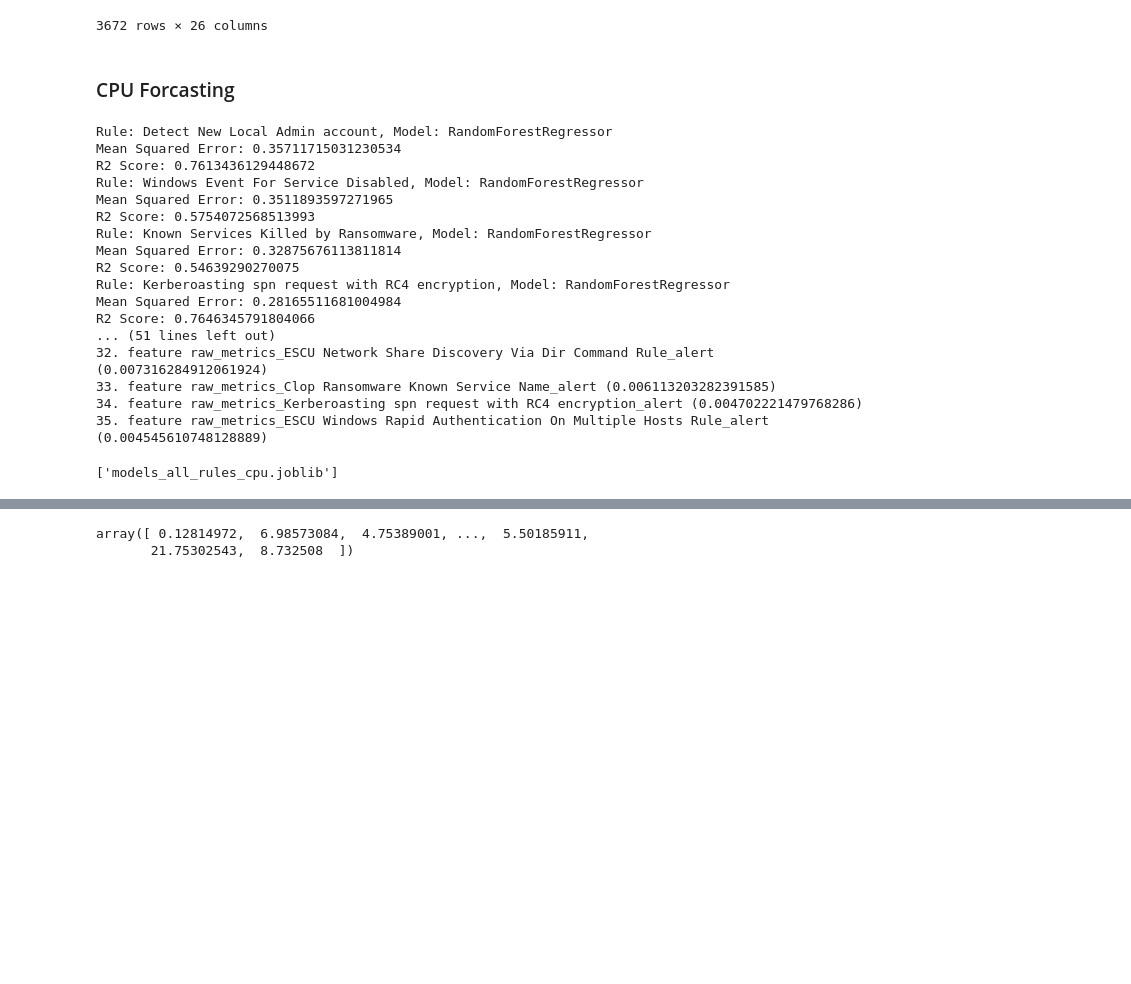
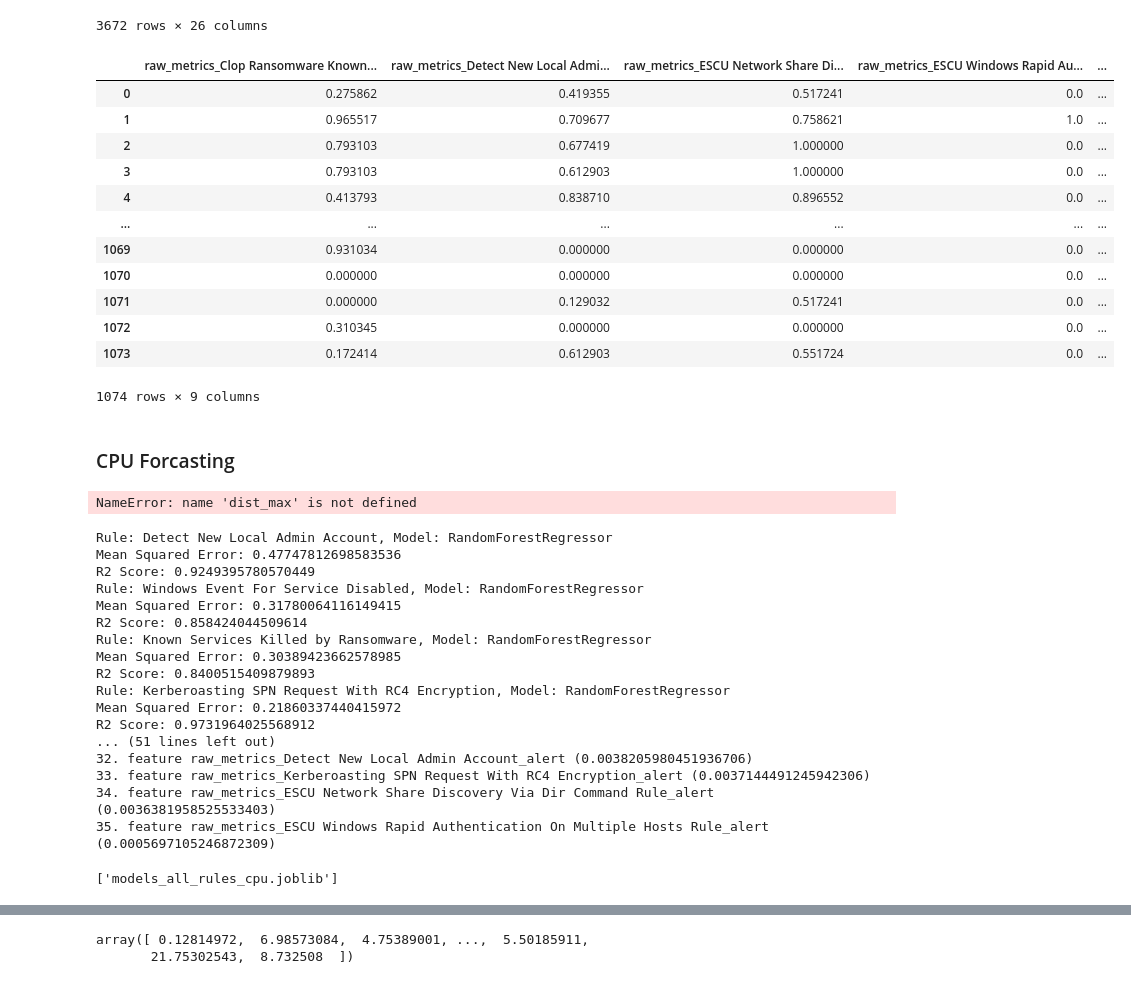
Before and after one commit to sapirani/GreenSecurityMeasurementAndOptimizationFramework, a Jupyter notebook: SplunkResearch/src/cpu_prediction_nb.ipynb, the cells around one changed output, grey strips where cells are left out. Saved outputs shown, nothing was run; the diff lists cells and outputs as text; code cells hidden in the pictures; blank space fills up the shorter version.

```diff
--- a/SplunkResearch/src/cpu_prediction_nb.ipynb
+++ b/SplunkResearch/src/cpu_prediction_nb.ipynb
@@ -22,4 +22,4 @@ section_logtypes = {'Detect New Local Admin account': [('wineventlog:security',
                     'ESCU Windows Rapid Authentication On Multiple Hosts Rule': [('wineventlog:security', '4624')]}
 # %%
 fake_df = pd.read_csv('/home/shouei/GreenSecurity-FirstExperiment/SplunkResearch/resources/all_data.csv')
-real_df = pd.read_csv('/home/shouei/GreenSecurity-FirstExperiment/SplunkResearch/resources/all_baseline_data.csv')
+# real_df = pd.read_csv('/home/shouei/GreenSecurity-FirstExperiment/SplunkResearch/resources/all_baseline_data.csv')
@@ -35,4 +31,4 @@ NameError: name 'real_df' is not defined
 # %%
 # ommit the prefix ac_fake_distribution and ac_real_distribution from the column names
 fake_df.columns = [col.replace('ac_fake_distribution_', '') for col in fake_df.columns]
-real_df.columns = [col.replace('ac_real_distribution_', '') for col in real_df.columns]
+# real_df.columns = [col.replace('ac_real_distribution_', '') for col in real_df.columns]
@@ -201,8 +154,29 @@ X_distribution
 | 3670 | 0.113247 | 0.027745 | 0.041211 | 0.047580 | ... |
 | 3671 | 0.110346 | 0.027745 | 0.040691 | 0.047542 | ... |
 3672 rows × 26 columns
+# %%
+X_alerts = X_alerts.apply(lambda x: (x - x.min()) / (x.max() - x.min()), axis=0)
+X_alerts
+# %% [output]
+|  | raw_metrics_Clop Ransomware Known... | raw_metrics_Detect New Local Admi... | raw_metrics_ESCU Network Share Di... | raw_metrics_ESCU Windows Rapid Au... | ... |
+| 0 | 0.275862 | 0.419355 | 0.517241 | 0.0 | ... |
+| 1 | 0.965517 | 0.709677 | 0.758621 | 1.0 | ... |
+| 2 | 0.793103 | 0.677419 | 1.000000 | 0.0 | ... |
+| 3 | 0.793103 | 0.612903 | 1.000000 | 0.0 | ... |
+| 4 | 0.413793 | 0.838710 | 0.896552 | 0.0 | ... |
+| ... | ... | ... | ... | ... | ... |
+| 1069 | 0.931034 | 0.000000 | 0.000000 | 0.0 | ... |
+| 1070 | 0.000000 | 0.000000 | 0.000000 | 0.0 | ... |
+| 1071 | 0.000000 | 0.129032 | 0.517241 | 0.0 | ... |
+| 1072 | 0.310345 | 0.000000 | 0.000000 | 0.0 | ... |
+| 1073 | 0.172414 | 0.612903 | 0.551724 | 0.0 | ... |
+1074 rows × 9 columns
 # %% [markdown]
 ### CPU Forcasting
+# %%
+dist_max
+# %% [output]
+NameError: name 'dist_max' is not defined
 # %%
 # for rule in section_logtypes:
 #     for logtype, eventid in section_logtypes[rule]:
@@ -256,7 +230,7 @@ for rule in section_logtypes:
             regr.fit(X_train, y_train)
             # save model
             # joblib.dump(regr, f'model_all.joblib', protocol=4)
-            # joblib.dump(regr, f'model_{rule}.joblib', protocol=4)
+            joblib.dump(regr, f'cpu_model_{rule}.joblib', protocol=4)
             y_pred = regr.predict(X_test)
             # clip negative values
             # y_pred = np.clip(y_pred, 0, None)
@@ -273,7 +247,7 @@ for rule in section_logtypes:
 
 #all model
 X_alerts = df.iloc[:, df.columns.str.contains("alert")]
-
+X_alerts = X_alerts.apply(lambda x: (x - x.min()) / (x.max() - x.min()), axis=0)
 # Y = X_alerts
 Y = df.loc[:, df.columns.str.contains("cpu")]
 Y = Y.sum(axis=1)
@@ -281,7 +255,7 @@ Y = Y.sum(axis=1)
 X = pd.concat([X_distribution, X_alerts], axis=1)
 
 X_train, X_test, y_train, y_test = train_test_split(X, Y, test_size=0.2, random_state=42)
-regr = RandomForestRegressor(n_estimators=50, random_state=42)
+regr = RandomForestRegressor(n_estimators=100, random_state=42)
 # regr = MLPRegressor()
 regr.fit(X_train, y_train)
 y_pred = regr.predict(X_test)
@@ -300,21 +274,21 @@ models[f"All_RandomForestRegressor"] = regr
 # dump all model
 joblib.dump(models[f"All_RandomForestRegressor"], f'models_all_rules_cpu.joblib', protocol=4)
 # %% [output]
-Rule: Detect New Local Admin account, Model: RandomForestRegressor
-Mean Squared Error: 0.35711715031230534
-R2 Score: 0.7613436129448672
+Rule: Detect New Local Admin Account, Model: RandomForestRegressor
+Mean Squared Error: 0.47747812698583536
+R2 Score: 0.9249395780570449
 Rule: Windows Event For Service Disabled, Model: RandomForestRegressor
-Mean Squared Error: 0.3511893597271965
-R2 Score: 0.5754072568513993
+Mean Squared Error: 0.31780064116149415
+R2 Score: 0.858424044509614
 Rule: Known Services Killed by Ransomware, Model: RandomForestRegressor
-Mean Squared Error: 0.32875676113811814
-R2 Score: 0.54639290270075
-Rule: Kerberoasting spn request with RC4 encryption, Model: RandomForestRegressor
-Mean Squared Error: 0.28165511681004984
-R2 Score: 0.7646345791804066
+Mean Squared Error: 0.30389423662578985
+R2 Score: 0.8400515409879893
+Rule: Kerberoasting SPN Request With RC4 Encryption, Model: RandomForestRegressor
+Mean Squared Error: 0.21860337440415972
+R2 Score: 0.9731964025568912
 ... (51 lines left out)
-32. feature raw_metrics_ESCU Network Share Discovery Via Dir Command Rule_alert (0.007316284912061924)
-33. feature raw_metrics_Clop Ransomware Known Service Name_alert (0.006113203282391585)
-34. feature raw_metrics_Kerberoasting spn request with RC4 encryption_alert (0.004702221479768286)
-35. feature raw_metrics_ESCU Windows Rapid Authentication On Multiple Hosts Rule_alert (0.004545610748128889)
+32. feature raw_metrics_Detect New Local Admin Account_alert (0.0038205980451936706)
+33. feature raw_metrics_Kerberoasting SPN Request With RC4 Encryption_alert (0.0037144491245942306)
+34. feature raw_metrics_ESCU Network Share Discovery Via Dir Command Rule_alert (0.0036381958525533403)
+35. feature raw_metrics_ESCU Windows Rapid Authentication On Multiple Hosts Rule_alert (0.0005697105246872309)
 ['models_all_rules_cpu.joblib']
```
Also changed, not shown: parts of 8 cells of this notebook, 22 other files.
